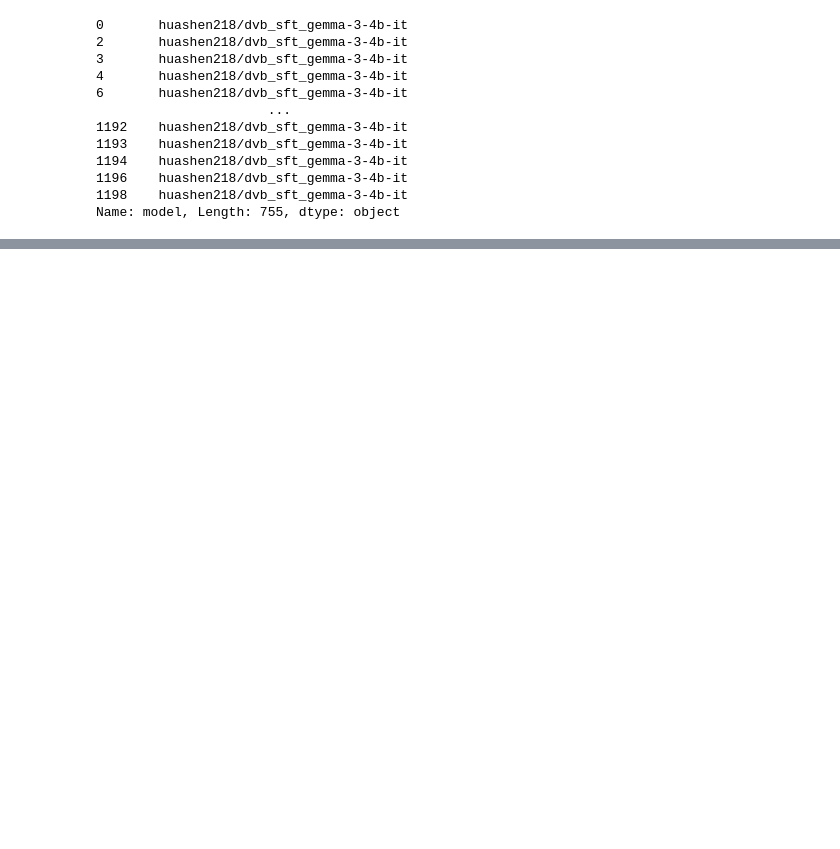
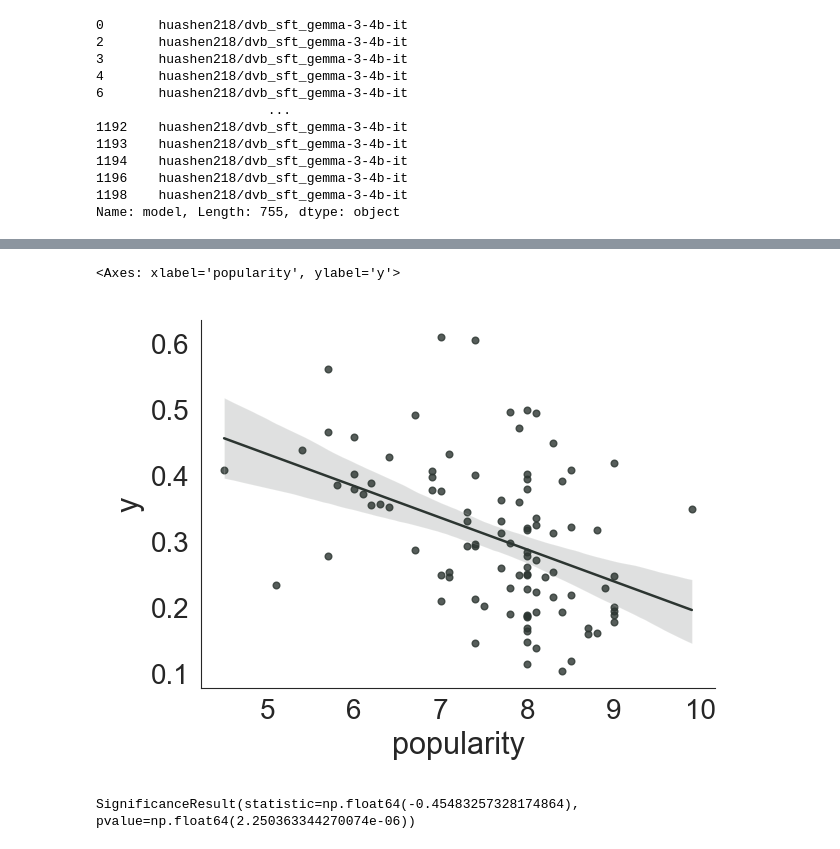
Before and after one commit to josh-ashkinaze/dvb, a Jupyter notebook: 9_run_stats_nb.ipynb, the cells around one changed output, grey strips where cells are left out. Saved outputs shown, nothing was run; the diff lists cells and outputs as text; code cells hidden in the pictures; blank space fills up the shorter version.

```diff
--- a/9_run_stats_nb.ipynb
+++ b/9_run_stats_nb.ipynb
@@ -1990,0 +2219,9 @@ Name: count, dtype: int64
+# %%
+sns.regplot(data=pivoted_df, x='popularity', y='y', hue='')
+# %% [output]
+<Axes: xlabel='popularity', ylabel='y'>
+[figure, added]
+# %%
+spearmanr(pivoted_df['popularity'], pivoted_df['y'])
+# %% [output]
+SignificanceResult(statistic=np.float64(-0.45483257328174864), pvalue=np.float64(2.250363344270074e-06))
```
Also changed, not shown: parts of 33 cells of this notebook.
